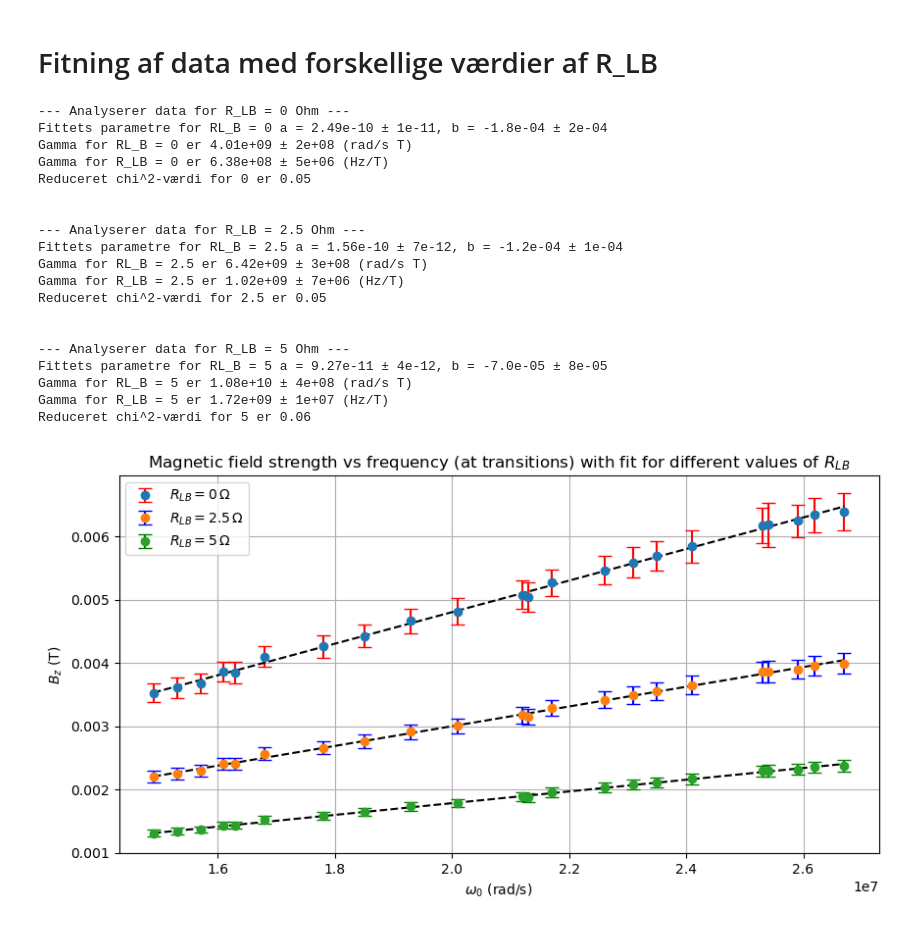
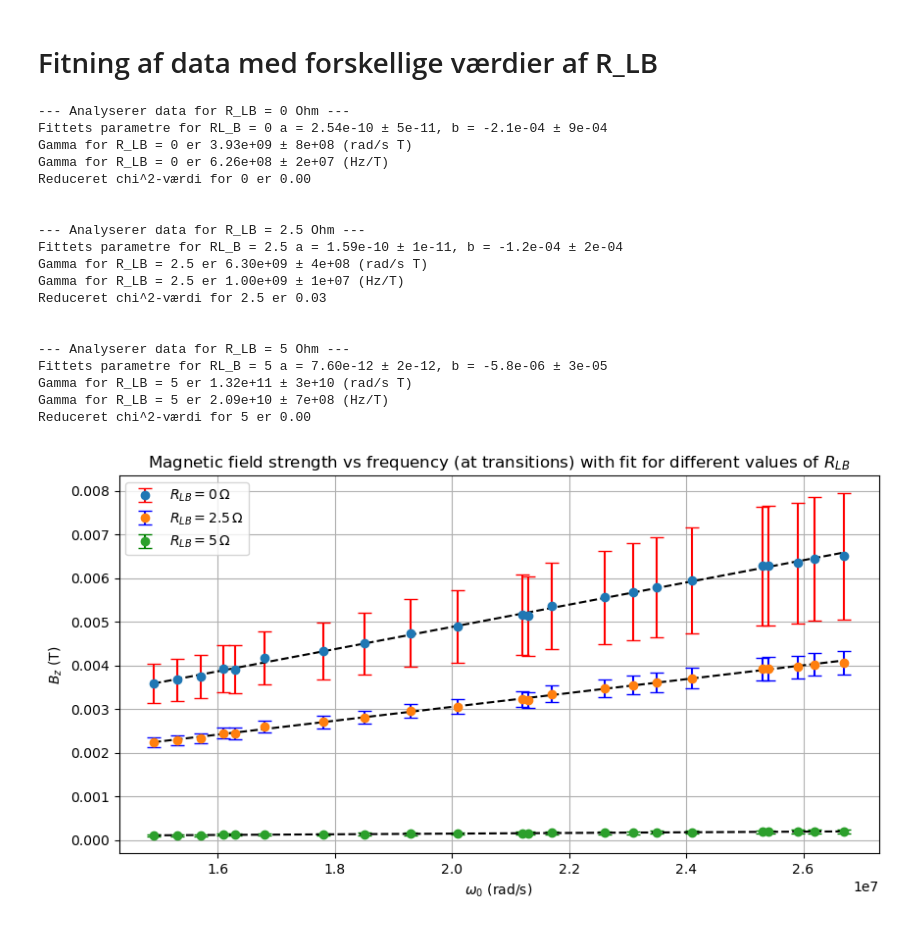
Before and after one commit to Focus9752/Kvant2-lab, a Jupyter notebook: dataanalyse.ipynb, the cells around one changed output. Saved outputs shown, nothing was run; the diff lists cells and outputs as text; code cells hidden in the pictures.

```diff
--- a/dataanalyse.ipynb
+++ b/dataanalyse.ipynb
@@ -14,7 +14,7 @@ def error_on_the_mean(data, n):
     """
     return (np.mean(data), np.std(data) / np.sqrt(n))
 # %%
-def voltage_to_current(V, R_LB, R_HH, sigma_V, sigma_R_HH):
+def voltage_to_current(V, R_LB, R_HH):
     """
     Returnerer strømmen I givet spænding V og modstande R_LB og R_HH jvf. PreLab 1.
     """
@@ -110,6 +110,9 @@ result = analyze_csv(file_location)
 # %% [markdown]
 # Fitning af data med forskellige værdier af R_LB
 # %%
+# Vacuum permeabiliteten
+mu_0 = 1.2566 * 10 **(-6) # N/A^2
+
 # Indeholder alle frekvenserne vi har målt ved i MHz
 frequency_list = [14.9, 15.3, 15.7, 16.1, 16.3, 16.8, 17.8, 18.5, 19.3, 20.1, 21.2, 21.3, 21.7, 22.6, 23.1, 23.5, 24.1, 25.3, 25.4, 25.9, 26.2, 26.7]
 
@@ -125,9 +128,6 @@ def main(file_list, R_LB=5, R_HH=2, sigma_R_HH=0.001, n=122, sigma_n=2, d=0.3, s
     R_LB er modstanden i Leybold supply-boksen. Enten 0, 2.5 eller 5 ohm.
     """
     print(f"--- Analyserer data for R_LB = {R_LB} Ohm ---")
-
-    # Vacuum permeabiliteten
-    mu_0 = 1.2566 * 10 **(-6) # N/A^2
 
     voltage_A_averages = []
     voltage_A_errors = []
@@ -154,7 +154,7 @@ def main(file_list, R_LB=5, R_HH=2, sigma_R_HH=0.001, n=122, sigma_n=2, d=0.3, s
     for i in range(len(voltage_A_averages)):
         V = voltage_A_averages[i]
         sigma_V = voltage_A_errors[i]
-        I = voltage_to_current(V, R_LB=R_LB, R_HH=R_HH, sigma_V=sigma_V, sigma_R_HH=sigma_R_HH)
+        I = voltage_to_current(V, R_LB=R_LB, R_HH=R_HH)
         I_error = current_error(V, R_LB=R_LB, R_HH=R_HH, sigma_V=sigma_V, sigma_R_HH=sigma_R_HH)
         current_A_averages.append(I)
         current_A_errors.append(I_error)
@@ -190,7 +190,7 @@ def main(file_list, R_LB=5, R_HH=2, sigma_R_HH=0.001, n=122, sigma_n=2, d=0.3, s
     gamma = a_fit**(-1)
     gamma_error = np.sqrt(perr[0]**2 / a_fit**4)
 
-    print(f"Gamma for RL_B = {R_LB} er {gamma:.2e} ± {gamma_error:.0e} (rad/s T)")
+    print(f"Gamma for R_LB = {R_LB} er {gamma:.2e} ± {gamma_error:.0e} (rad/s T)")
 
     # omega = 2 * pi * f så f = omega / (2 * pi)
     # Omregn vinkelfrekvens til frekvens
@@ -220,46 +220,46 @@ def main(file_list, R_LB=5, R_HH=2, sigma_R_HH=0.001, n=122, sigma_n=2, d=0.3, s
         "frequency_list": frequency_list,
         "HH_B_averages": HH_B_averages,
         "HH_B_errors": HH_B_errors
     }
 
 
 # Værdier for forskellige værdier af R_LB
-res_0 = main(file_list, R_LB=0, R_HH=2, sigma_R_HH=0.001, n=122, sigma_n=2, d=0.3, sigma_d=0.01)
-res_2_5 = main(file_list, R_LB=2.5, R_HH=2, sigma_R_HH=0.001, n=122, sigma_n=2, d=0.3, sigma_d=0.01)
-res_5 = main(file_list, R_LB=5, R_HH=2, sigma_R_HH=0.001, n=122, sigma_n=2, d=0.3, sigma_d=0.01)
+res_0 = main(file_list, R_LB=0, R_HH=2, sigma_R_HH=0.1, n=124, sigma_n=2, d=0.3, sigma_d=0.01)
+res_2_5 = main(file_list, R_LB=2.5, R_HH=2, sigma_R_HH=0.1, n=124, sigma_n=2, d=0.3, sigma_d=0.01)
+res_5 = main(file_list, R_LB=5, R_HH=2, sigma_R_HH=0.1, n=124, sigma_n=2, d=0.3, sigma_d=0.01)
 
 # Plotting af resultaterne for forskellige værdier af R_LB
 plt.figure(figsize=(10, 5))
 plt.errorbar(frequency_list_HZ, res_0["HH_B_averages"], yerr=res_0["HH_B_errors"], fmt='o', label=r'$R_{LB} = 0 \, \Omega$', capsize=5, ecolor='red')
 plt.errorbar(frequency_list_HZ, res_2_5["HH_B_averages"], yerr=res_2_5["HH_B_errors"], fmt='o', label=r'$R_{LB} = 2.5 \, \Omega$', capsize=5, ecolor='blue')
 plt.errorbar(frequency_list_HZ, res_5["HH_B_averages"], yerr=res_5["HH_B_errors"], fmt='o', label=r'$R_{LB} = 5 \, \Omega$', capsize=5, ecolor='green')
 plt.plot(frequency_list_HZ, lin_func(np.array(frequency_list_HZ), *res_0["popt"]), color="black", linestyle="dashed")
 plt.plot(frequency_list_HZ, lin_func(np.array(frequency_list_HZ), *res_2_5["popt"]), color="black", linestyle="dashed")
 plt.plot(frequency_list_HZ, lin_func(np.array(frequency_list_HZ), *res_5["popt"]), color="black", linestyle="dashed")
 plt.xlabel(r'$\omega_0$ (rad/s)')
 plt.ylabel(r'$B_z$ (T)')
 plt.title(r'Magnetic field strength vs frequency (at transitions) with fit for different values of $R_{LB}$')
 plt.grid()
 plt.legend()
 plt.show()
 # %% [output]
 --- Analyserer data for R_LB = 0 Ohm ---
-Fittets parametre for RL_B = 0 a = 2.49e-10 ± 1e-11, b = -1.8e-04 ± 2e-04
-Gamma for RL_B = 0 er 4.01e+09 ± 2e+08 (rad/s T)
-Gamma for R_LB = 0 er 6.38e+08 ± 5e+06 (Hz/T)
-Reduceret chi^2-værdi for 0 er 0.05
+Fittets parametre for RL_B = 0 a = 2.54e-10 ± 5e-11, b = -2.1e-04 ± 9e-04
+Gamma for R_LB = 0 er 3.93e+09 ± 8e+08 (rad/s T)
+Gamma for R_LB = 0 er 6.26e+08 ± 2e+07 (Hz/T)
+Reduceret chi^2-værdi for 0 er 0.00
 
 
 --- Analyserer data for R_LB = 2.5 Ohm ---
-Fittets parametre for RL_B = 2.5 a = 1.56e-10 ± 7e-12, b = -1.2e-04 ± 1e-04
-Gamma for RL_B = 2.5 er 6.42e+09 ± 3e+08 (rad/s T)
-Gamma for R_LB = 2.5 er 1.02e+09 ± 7e+06 (Hz/T)
-Reduceret chi^2-værdi for 2.5 er 0.05
+Fittets parametre for RL_B = 2.5 a = 1.59e-10 ± 1e-11, b = -1.2e-04 ± 2e-04
+Gamma for R_LB = 2.5 er 6.30e+09 ± 4e+08 (rad/s T)
+Gamma for R_LB = 2.5 er 1.00e+09 ± 1e+07 (Hz/T)
+Reduceret chi^2-værdi for 2.5 er 0.03
 
 
 --- Analyserer data for R_LB = 5 Ohm ---
-Fittets parametre for RL_B = 5 a = 9.27e-11 ± 4e-12, b = -7.0e-05 ± 8e-05
-Gamma for RL_B = 5 er 1.08e+10 ± 4e+08 (rad/s T)
-Gamma for R_LB = 5 er 1.72e+09 ± 1e+07 (Hz/T)
-Reduceret chi^2-værdi for 5 er 0.06
+Fittets parametre for RL_B = 5 a = 7.60e-12 ± 2e-12, b = -5.8e-06 ± 3e-05
+Gamma for R_LB = 5 er 1.32e+11 ± 3e+10 (rad/s T)
+Gamma for R_LB = 5 er 2.09e+10 ± 7e+08 (Hz/T)
+Reduceret chi^2-værdi for 5 er 0.00
-[figure, old version]
+[figure, new version]
```
